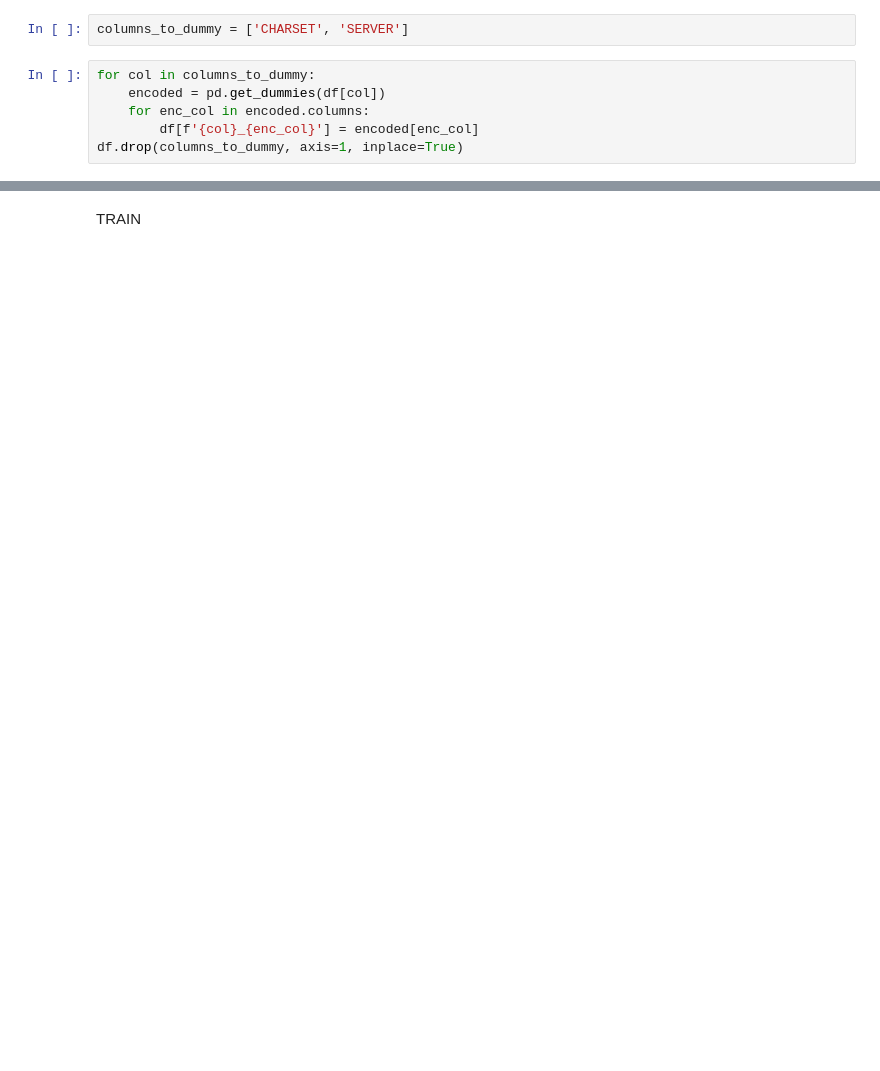
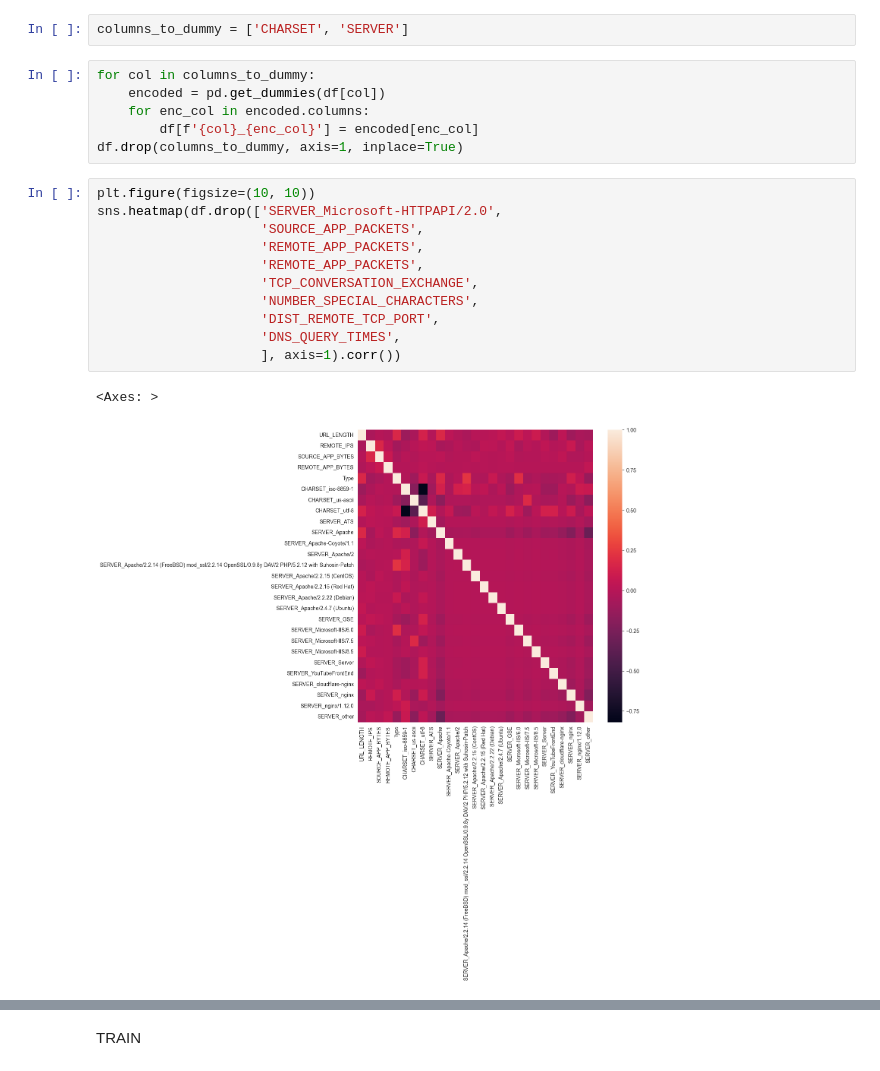
Before and after one commit to 57459N/DataProcesingLabs, a Jupyter notebook: lab1.ipynb, the cells around one changed output, grey strips where cells are left out. Drawn from its saved outputs; the diff is of its cells as text; blank space fills up the shorter version.

```diff
--- a/lab1.ipynb
+++ b/lab1.ipynb
@@ -132,3 +83,17 @@ for col in columns_to_dummy:
     for enc_col in encoded.columns:
         df[f'{col}_{enc_col}'] = encoded[enc_col]
 df.drop(columns_to_dummy, axis=1, inplace=True)
+# %%
+plt.figure(figsize=(10, 10))
+sns.heatmap(df.drop(['SERVER_Microsoft-HTTPAPI/2.0',
+                     'SOURCE_APP_PACKETS',
+                     'REMOTE_APP_PACKETS',
+                     'REMOTE_APP_PACKETS',
+                     'TCP_CONVERSATION_EXCHANGE',
+                     'NUMBER_SPECIAL_CHARACTERS',
+                     'DIST_REMOTE_TCP_PORT',
+                     'DNS_QUERY_TIMES',
+                     ], axis=1).corr())
+# %% [output]
+<Axes: >
+[figure, added]
```
Also changed, not shown: parts of 16 cells of this notebook.
